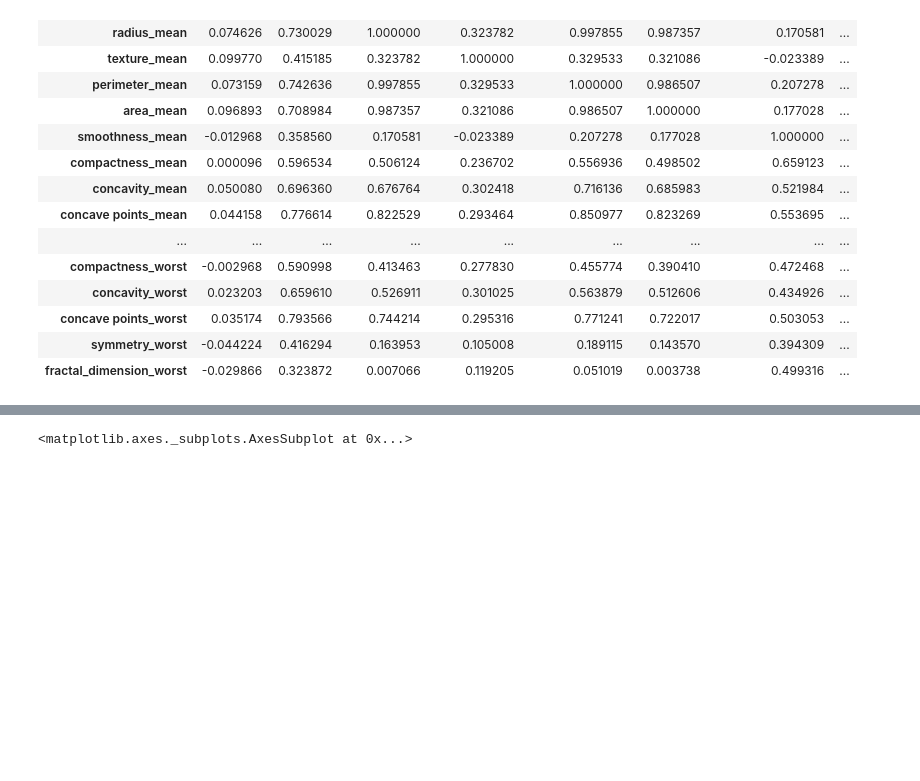
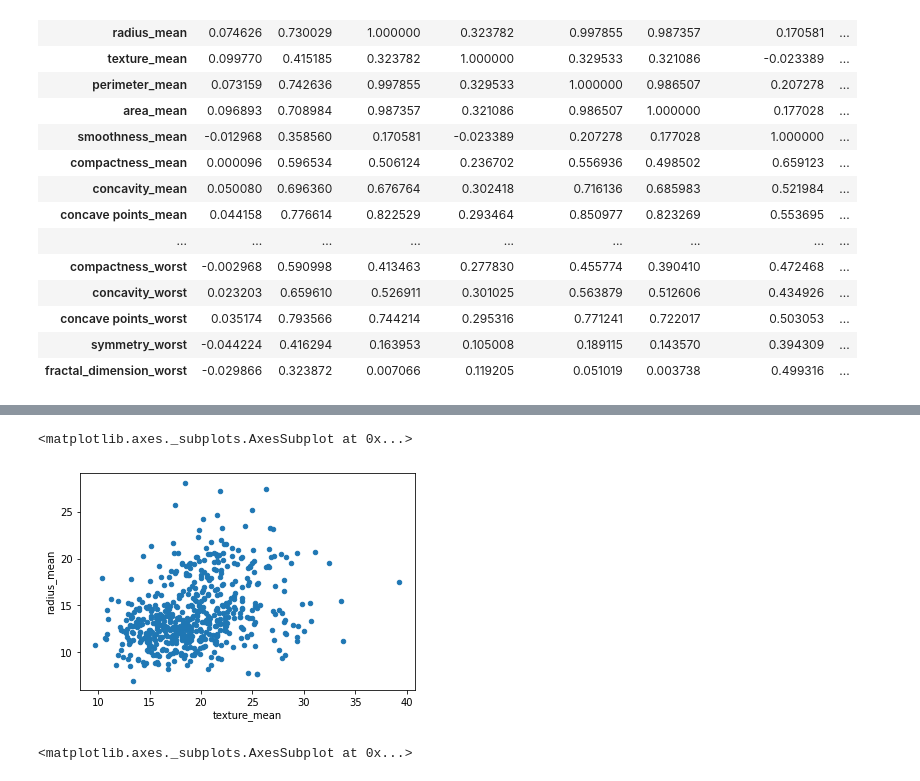
Before and after one commit to trojan782/Breast_Cancer_Prediction, a Jupyter notebook: Untitled0.ipynb, the cells around one changed output, grey strips where cells are left out. Saved outputs shown, nothing was run; the diff lists cells and outputs as text; code cells hidden in the pictures; blank space fills up the shorter version.

```diff
--- a/Untitled0.ipynb
+++ b/Untitled0.ipynb
@@ -120,3 +129,9 @@ data_frame.corr()
+# %%
+# Check for correlation
+data_frame.plot(x="texture_mean", y="radius_mean", kind="scatter")
+# %% [output]
+<matplotlib.axes._subplots.AxesSubplot at 0x...>
+[figure, added]
 # %%
 # visualize the correlation by creating a heat map
 plt.figure(figsize=(15,15))
```
Also changed, not shown: parts of 9 cells of this notebook.
